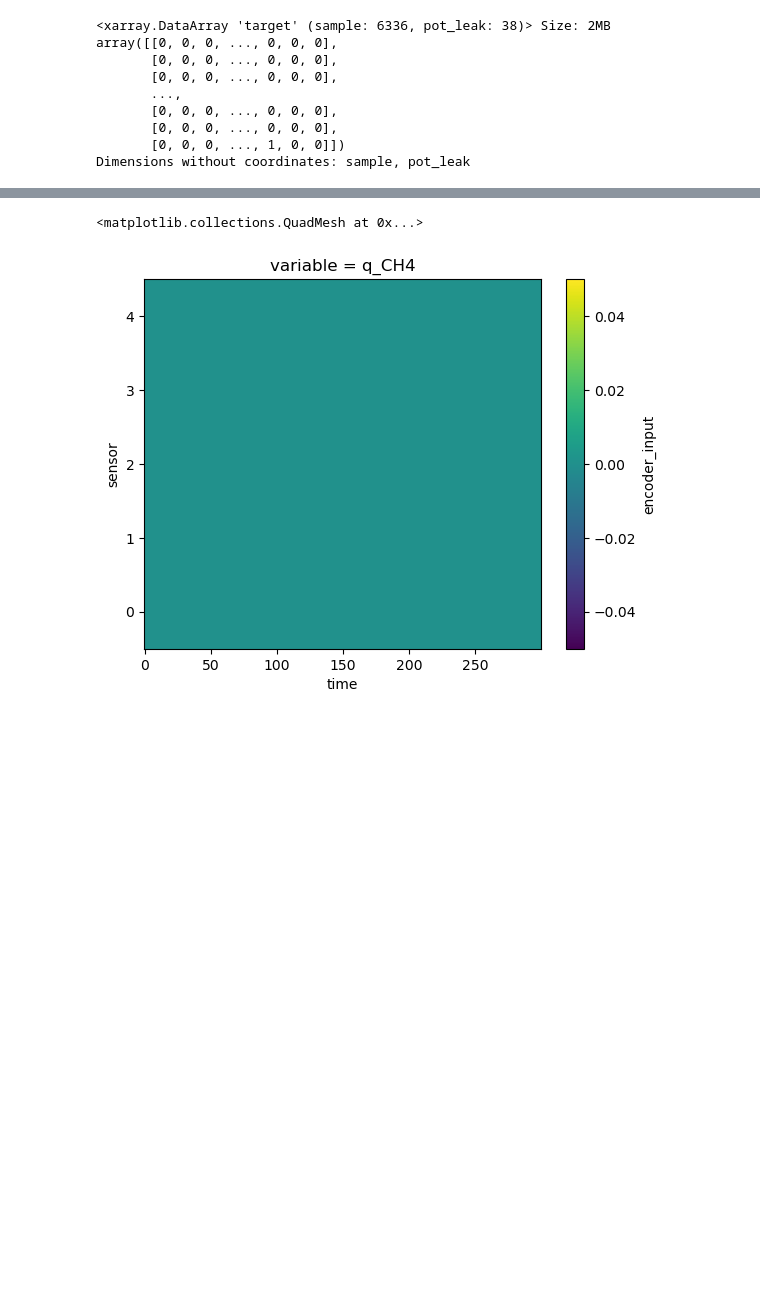
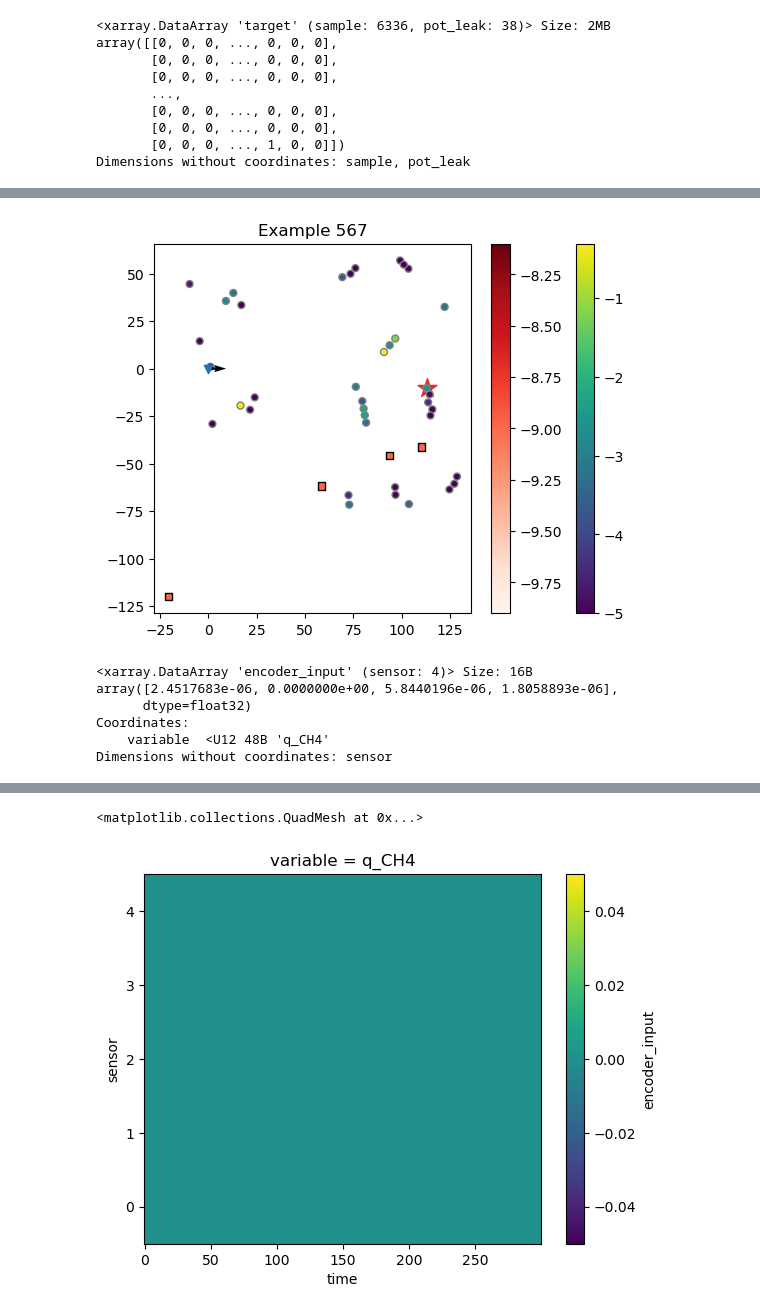
Before and after one commit to NCAR/seals-ml, a Jupyter notebook: notebooks/jeremy_transformer_verification.ipynb, the cells around one changed output, grey strips where cells are left out. Saved outputs shown, nothing was run; the diff lists cells and outputs as text; code cells hidden in the pictures; blank space fills up the shorter version.

```diff
--- a/notebooks/jeremy_transformer_verification.ipynb
+++ b/notebooks/jeremy_transformer_verification.ipynb
@@ -80,0 +189,34 @@ plt.savefig("prediction_example.png", dpi=300, bbox_inches="tight")
+# %%
+pred_index = 567
+pi = val_data[pred_index] > 0
+leak_coords = decoder_data[0][pred_index, :, 0, :3, 0]
+encoder_coords = encoder_data[0][pred_index, :, 0, :3, 0]
+plt.scatter(leak_coords[pi, 0] * leak_coords[pi, 1],
+            leak_coords[pi, 0] * leak_coords[pi, 2],
+            200, 1, marker='*', cmap='Reds', vmin=0, vmax=1.5)
+plt.scatter(leak_coords[:, 0] * leak_coords[:, 1], leak_coords[:, 0] * leak_coords[:, 2],
+           25, np.log10(np.maximum(val_loc_output["leak_loc_pred"][pred_index], 1e-5)), edgecolor='0.5')
+plt.colorbar()
+plt.scatter(encoder_coords[1:, 0] * encoder_coords[1:, 1],
+            encoder_coords[1:, 0] * encoder_coords[1:, 2], 30,
+            np.log10(np.maximum(encoder_data[0][pred_index, 1:, :, -1, 0].max(axis=1), 1e-9)), cmap="Reds", marker="s", edgecolor='k')
+plt.colorbar()
+plt.quiver(encoder_coords[0, 0] * encoder_coords[0, 1],
+            encoder_coords[0, 0] * encoder_coords[0, 2],
+          encoder_data[0][pred_index, 0, :, 4, 0].mean(),
+          encoder_data[0][pred_index, 0, :, 5, 0].mean())
+plt.scatter(encoder_coords[0, 0] * encoder_coords[0, 1],
+            encoder_coords[0, 0] * encoder_coords[0, 2], marker="v")
+plt.title(f"Example {pred_index:d}")
+plt.savefig("prediction_example.png", dpi=300, bbox_inches="tight")
+# %% [output]
+[figure, added]
+# %%
+encoder_data[0][pred_index, 1:, :, -1, 0].max(axis=1)
+# %% [output]
+<xarray.DataArray 'encoder_input' (sensor: 4)> Size: 16B
+array([2.4517683e-06, 0.0000000e+00, 5.8440196e-06, 1.8058893e-06],
+      dtype=float32)
+Coordinates:
+    variable  <U12 48B 'q_CH4'
+Dimensions without coordinates: sensor
```
Also changed, not shown: parts of 19 cells of this notebook, 1 other file.
